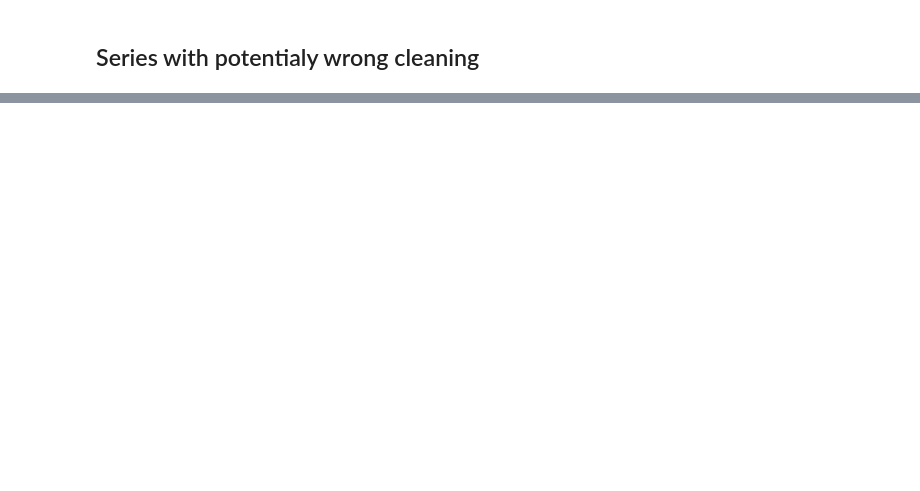
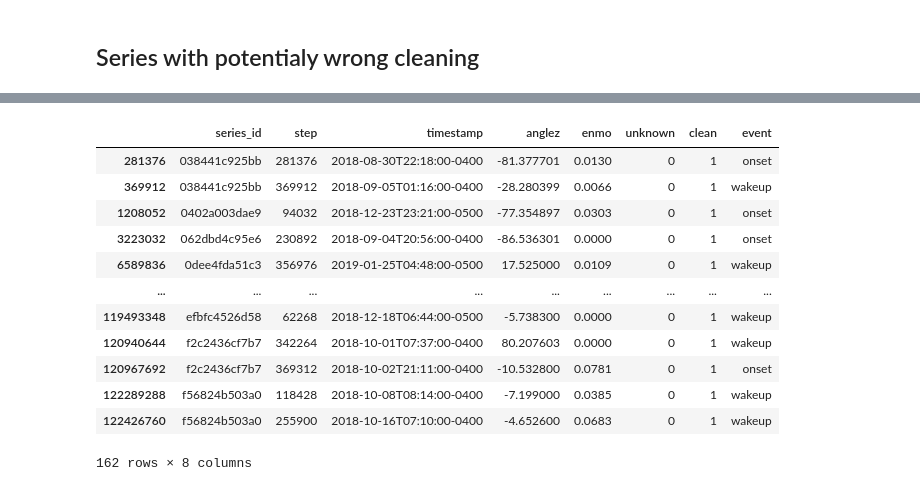
Before and after one commit to Timon0/ai-challenge-neural-nappers, a Jupyter notebook: notebooks/data/data-cleaning-error-analysis.ipynb, the cells around one changed output, grey strips where cells are left out. Drawn from its saved outputs; the diff is of its cells as text; code cells hidden in the pictures; blank space fills up the shorter version.

```diff
--- a/notebooks/data/data-cleaning-error-analysis.ipynb
+++ b/notebooks/data/data-cleaning-error-analysis.ipynb
@@ -112,0 +153,16 @@ cleaning[(cleaning.clean == 1) & (cleaning.unknown == 0)]
+# %%
+cleaning[(cleaning.clean == 1) & ((cleaning.event == 'onset') | (cleaning.event == 'wakeup'))]
+# %% [output]
+|  | series_id | step | timestamp | anglez | enmo | unknown | clean | event |
+| 281376 | 038441c925bb | 281376 | 2018-08-30T22:18:00-0400 | -81.377701 | 0.0130 | 0 | 1 | onset |
+| 369912 | 038441c925bb | 369912 | 2018-09-05T01:16:00-0400 | -28.280399 | 0.0066 | 0 | 1 | wakeup |
+| 1208052 | 0402a003dae9 | 94032 | 2018-12-23T23:21:00-0500 | -77.354897 | 0.0303 | 0 | 1 | onset |
+| 3223032 | 062dbd4c95e6 | 230892 | 2018-09-04T20:56:00-0400 | -86.536301 | 0.0000 | 0 | 1 | onset |
+| 6589836 | 0dee4fda51c3 | 356976 | 2019-01-25T04:48:00-0500 | 17.525000 | 0.0109 | 0 | 1 | wakeup |
+| ... | ... | ... | ... | ... | ... | ... | ... | ... |
+| 119493348 | efbfc4526d58 | 62268 | 2018-12-18T06:44:00-0500 | -5.738300 | 0.0000 | 0 | 1 | wakeup |
+| 120940644 | f2c2436cf7b7 | 342264 | 2018-10-01T07:37:00-0400 | 80.207603 | 0.0000 | 0 | 1 | wakeup |
+| 120967692 | f2c2436cf7b7 | 369312 | 2018-10-02T21:11:00-0400 | -10.532800 | 0.0781 | 0 | 1 | onset |
+| 122289288 | f56824b503a0 | 118428 | 2018-10-08T08:14:00-0400 | -7.199000 | 0.0385 | 0 | 1 | wakeup |
+| 122426760 | f56824b503a0 | 255900 | 2018-10-16T07:10:00-0400 | -4.652600 | 0.0683 | 0 | 1 | wakeup |
+162 rows × 8 columns
```
Also changed, not shown: parts of 16 cells of this notebook, 7 other files.
